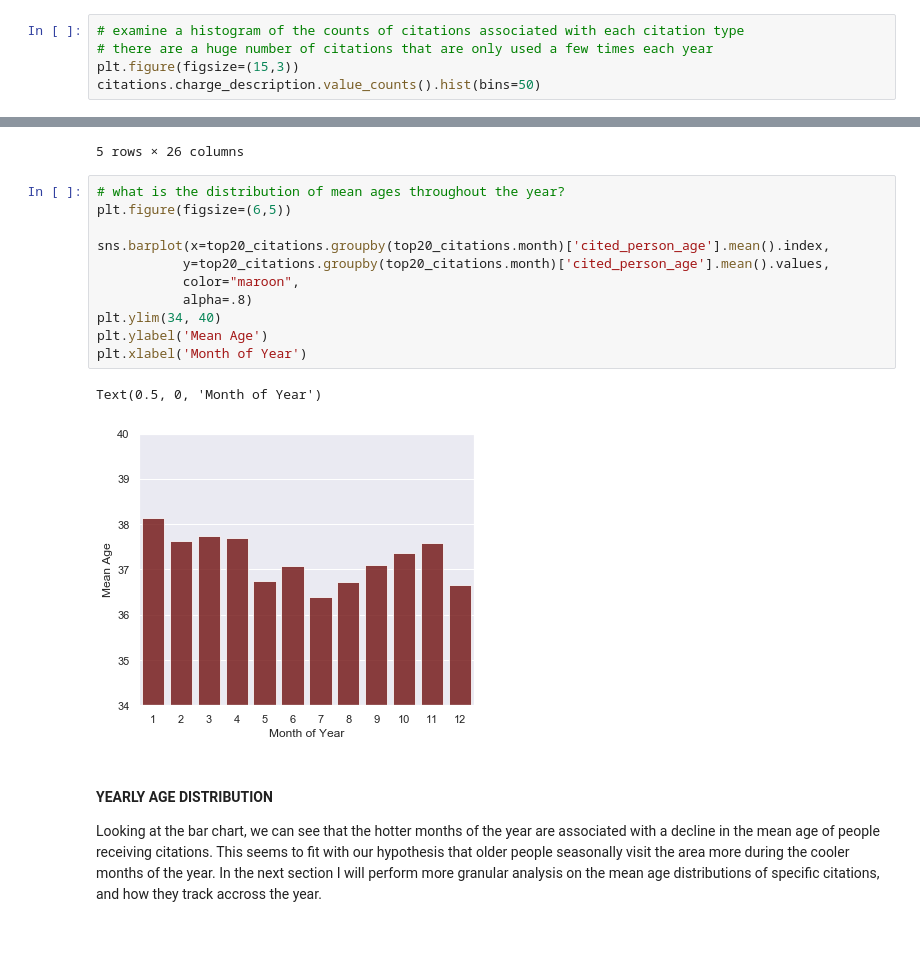
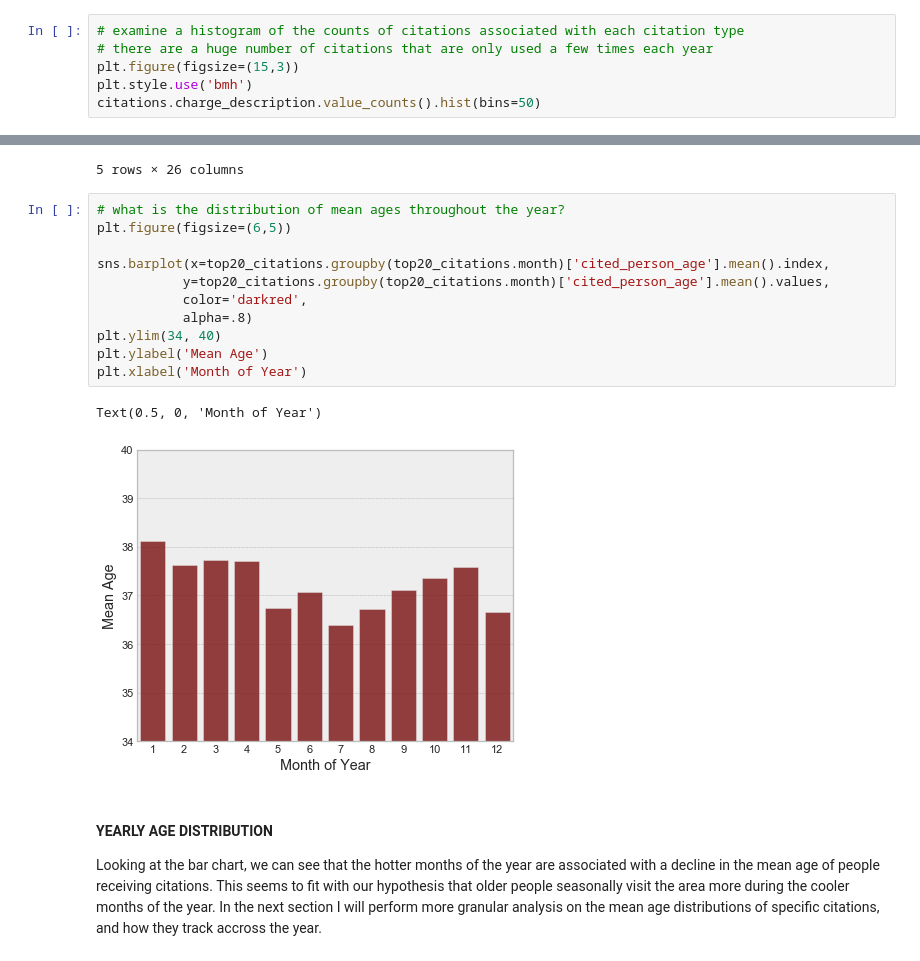
Before and after one commit to mrkjhsn/Thinkful-Exercises, a Jupyter notebook: capstone_1/Influence of Seasonal Visitors on City of Scottsdale Citations.ipynb, the cells around one changed output, grey strips where cells are left out. Drawn from its saved outputs; the diff is of its cells as text.

```diff
--- a/capstone_1/Influence of Seasonal Visitors on City of Scottsdale Citations.ipynb
+++ b/capstone_1/Influence of Seasonal Visitors on City of Scottsdale Citations.ipynb
@@ -116,6 +116,7 @@ citations.charge_description.value_counts().shape
 # examine a histogram of the counts of citations associated with each citation type
 # there are a huge number of citations that are only used a few times each year
 plt.figure(figsize=(15,3))
+plt.style.use('bmh')
 citations.charge_description.value_counts().hist(bins=50)
 # %% [output]
 <matplotlib.axes._subplots.AxesSubplot at 0x...>
@@ -187,17 +189,17 @@ top20_citations.head()
 # %%
 # what is the distribution of mean ages throughout the year?
 plt.figure(figsize=(6,5))
 
 sns.barplot(x=top20_citations.groupby(top20_citations.month)['cited_person_age'].mean().index,
            y=top20_citations.groupby(top20_citations.month)['cited_person_age'].mean().values,
-           color="maroon",
+           color='darkred',
            alpha=.8)
 plt.ylim(34, 40)
 plt.ylabel('Mean Age')
 plt.xlabel('Month of Year')
 # %% [output]
 Text(0.5, 0, 'Month of Year')
-[figure, old version]
+[figure, new version]
 # %% [markdown]
 #### YEARLY AGE DISTRIBUTION
 Looking at the bar chart, we can see that the hotter months of the year are associated with a decline in the mean age of people receiving citations.  This seems to fit with our hypothesis that older people seasonally visit the area more during the cooler months of the year.  In the next section I will perform more granular analysis on the mean age distributions of specific citations, and how they track accross the year.
```
Also changed, not shown: parts of 30 cells of this notebook.
